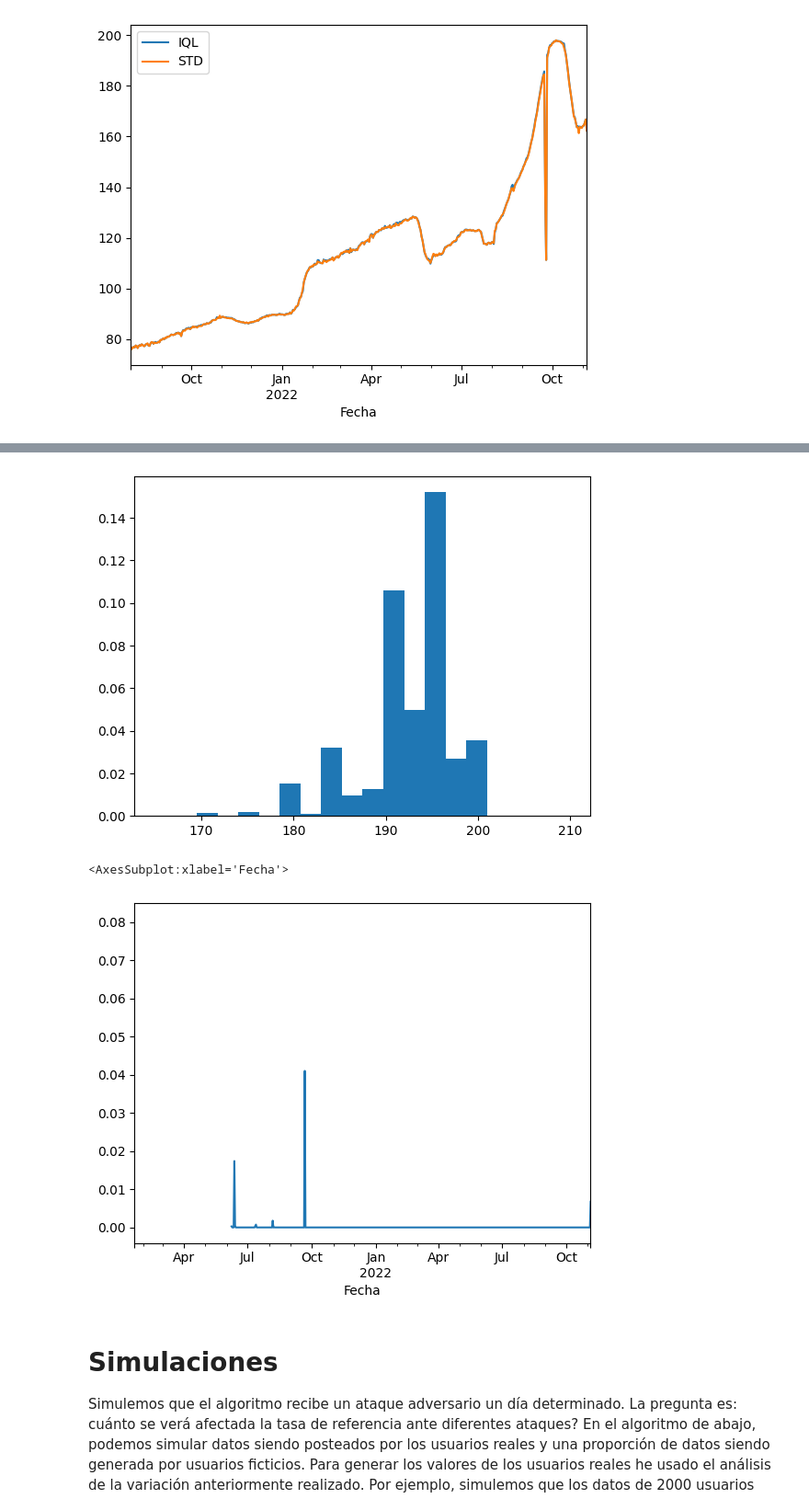
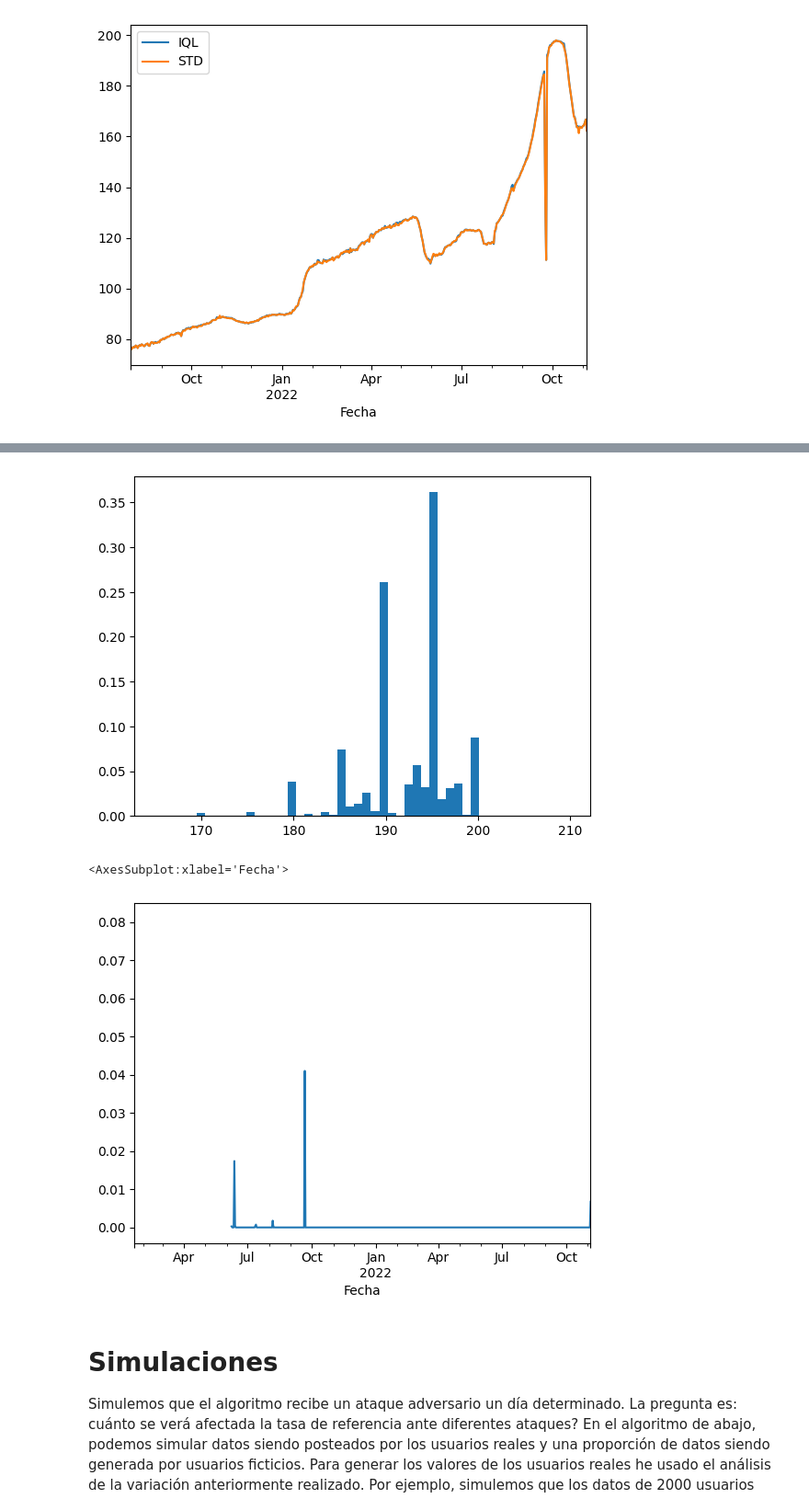
Before and after one commit to Datalis/tasa-jupyter, a Jupyter notebook: anomaly_detection.ipynb, the cells around one changed output, grey strips where cells are left out. Shown at 92% size. Saved outputs shown, nothing was run; the diff lists cells and outputs as text; code cells hidden in the pictures.

```diff
--- a/anomaly_detection.ipynb
+++ b/anomaly_detection.ipynb
@@ -163,26 +154,26 @@ part.loc['MLC'].Oferta.plot()
 # %%
 from scipy.stats import shapiro
 
 
 i = 2300
 def detecting_normality(ti):
     if ti.values.shape[0] < 10:
         return np.NaN
 
     lower_iqd, upper_iqd = get_lower_upper_bond_std(ti.values)
 
     new_ti = ti[(ti>=lower_iqd) & (ti<=upper_iqd)]
 
     if new_ti.shape[0] >= i:
-        plt.hist(new_ti, bins=20, density=True)
+        plt.hist(new_ti, bins=50, density=True)
         plt.show()
 
     return shapiro(new_ti).pvalue
 
 pvalue = df.groupby('Moneda').resample('d').agg({'Oferta':detecting_normality})
 pvalue.loc['MLC'].Oferta.plot()
 # %% [output]
-[figure, old version]
+[figure, new version]
 <AxesSubplot:xlabel='Fecha'>
 [figure]
 # %% [markdown]
```
Also changed, not shown: parts of 1 cell of this notebook.
